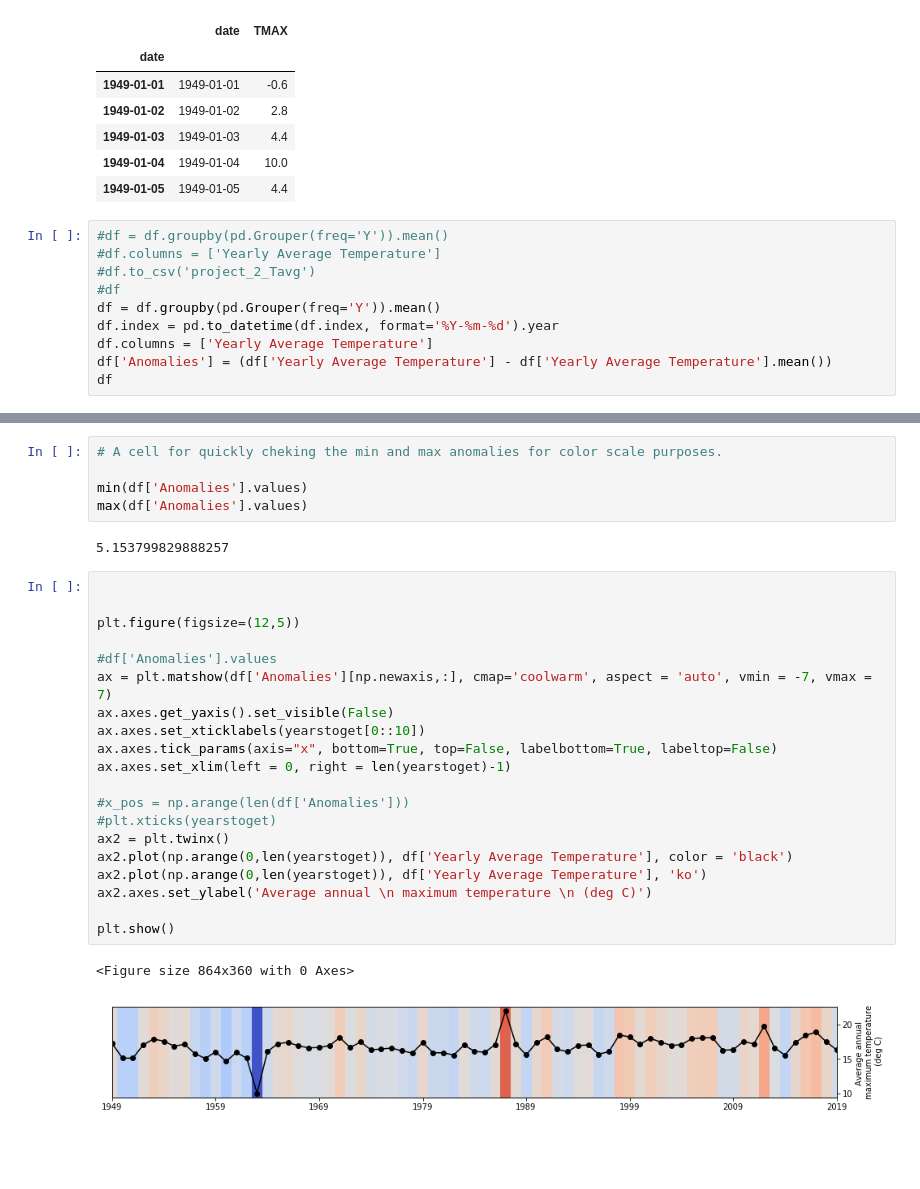
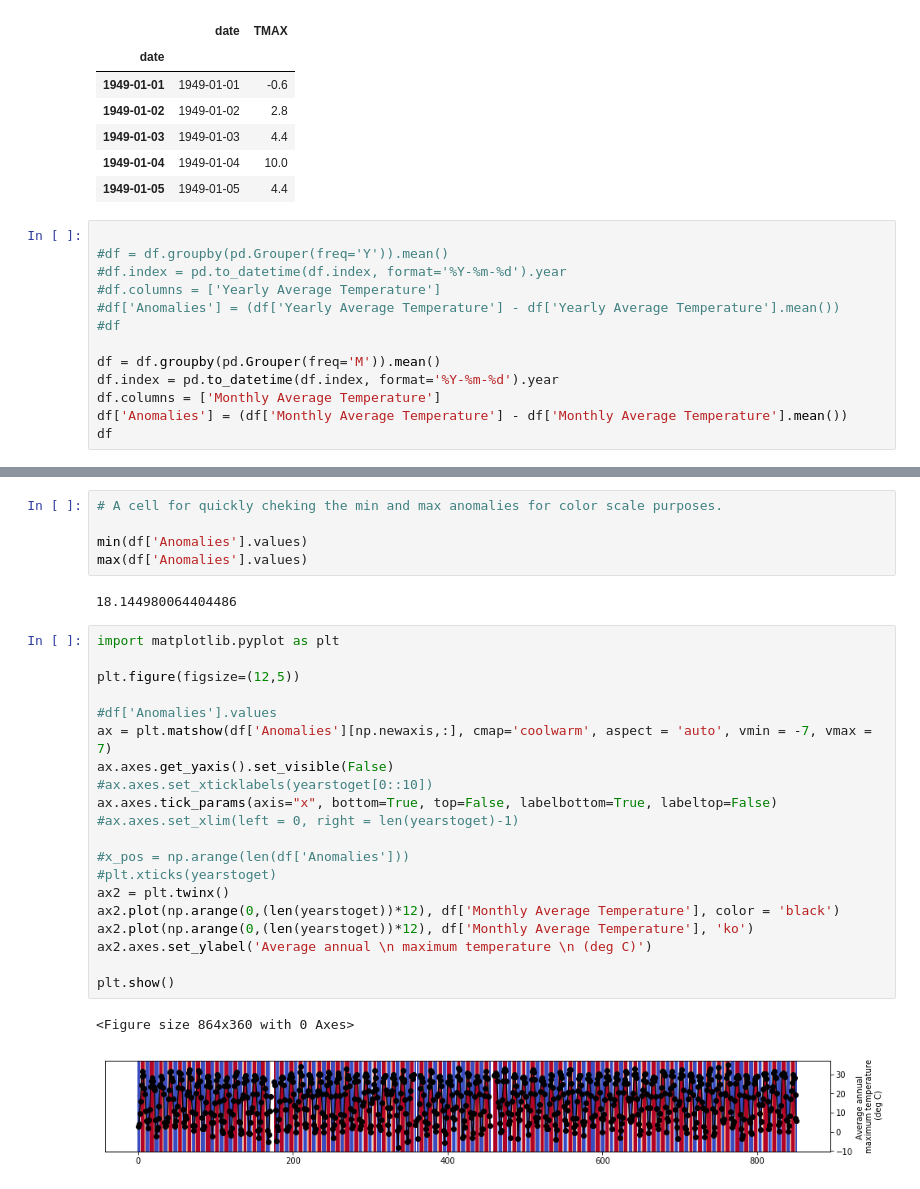
Before and after one commit to rmiller34/ATMS-597-SP-2020, a Jupyter notebook: ATMS-597-SP-2020-Project-2/ATMS_597_Project_2_Miller_Plotting_testing.ipynb, the cells around one changed output, grey strips where cells are left out. Cells and saved outputs as stored; diff of their text form; blank space fills up the shorter version.

```diff
--- a/ATMS-597-SP-2020-Project-2/ATMS_597_Project_2_Miller_Plotting_testing.ipynb
+++ b/ATMS-597-SP-2020-Project-2/ATMS_597_Project_2_Miller_Plotting_testing.ipynb
@@ -137,13 +137,16 @@ df.head()
 | 1949-01-04 | 1949-01-04 | 10.0 |
 | 1949-01-05 | 1949-01-05 | 4.4 |
 # %%
+
 #df = df.groupby(pd.Grouper(freq='Y')).mean()
+#df.index = pd.to_datetime(df.index, format='%Y-%m-%d').year
 #df.columns = ['Yearly Average Temperature']
-#df.to_csv('project_2_Tavg')
+#df['Anomalies'] = (df['Yearly Average Temperature'] - df['Yearly Average Temperature'].mean())
 #df
-df = df.groupby(pd.Grouper(freq='Y')).mean()
+
+df = df.groupby(pd.Grouper(freq='M')).mean()
 df.index = pd.to_datetime(df.index, format='%Y-%m-%d').year
-df.columns = ['Yearly Average Temperature']
-df['Anomalies'] = (df['Yearly Average Temperature'] - df['Yearly Average Temperature'].mean())
+df.columns = ['Monthly Average Temperature']
+df['Anomalies'] = (df['Monthly Average Temperature'] - df['Monthly Average Temperature'].mean())
 df
 # %% [output]
@@ -167,27 +170,27 @@ df
 min(df['Anomalies'].values)
 max(df['Anomalies'].values)
 # %% [output]
-5.153799829888257
+18.144980064404486
 # %%
-
+import matplotlib.pyplot as plt
 
 plt.figure(figsize=(12,5))
 
 #df['Anomalies'].values
 ax = plt.matshow(df['Anomalies'][np.newaxis,:], cmap='coolwarm', aspect = 'auto', vmin = -7, vmax = 7)
 ax.axes.get_yaxis().set_visible(False)
-ax.axes.set_xticklabels(yearstoget[0::10])
+#ax.axes.set_xticklabels(yearstoget[0::10])
 ax.axes.tick_params(axis="x", bottom=True, top=False, labelbottom=True, labeltop=False)
-ax.axes.set_xlim(left = 0, right = len(yearstoget)-1)
+#ax.axes.set_xlim(left = 0, right = len(yearstoget)-1)
 
 #x_pos = np.arange(len(df['Anomalies']))
 #plt.xticks(yearstoget)
 ax2 = plt.twinx()
-ax2.plot(np.arange(0,len(yearstoget)), df['Yearly Average Temperature'], color = 'black')
-ax2.plot(np.arange(0,len(yearstoget)), df['Yearly Average Temperature'], 'ko')
+ax2.plot(np.arange(0,(len(yearstoget))*12), df['Monthly Average Temperature'], color = 'black')
+ax2.plot(np.arange(0,(len(yearstoget))*12), df['Monthly Average Temperature'], 'ko')
 ax2.axes.set_ylabel('Average annual \n maximum temperature \n (deg C)')
 
 plt.show()
 # %% [output]
 <Figure size 864x360 with 0 Axes>
-[figure, old version]
+[figure, new version]
```
Also changed, not shown: parts of 1 cell of this notebook.
